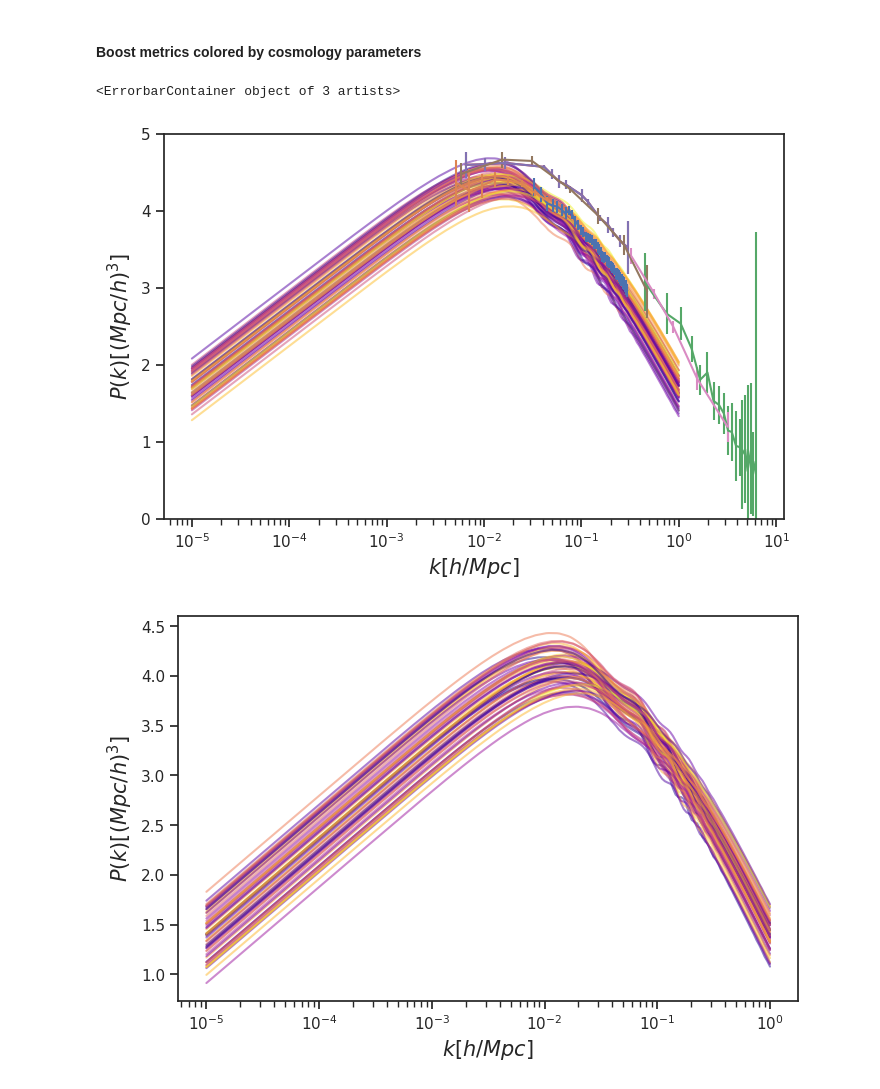
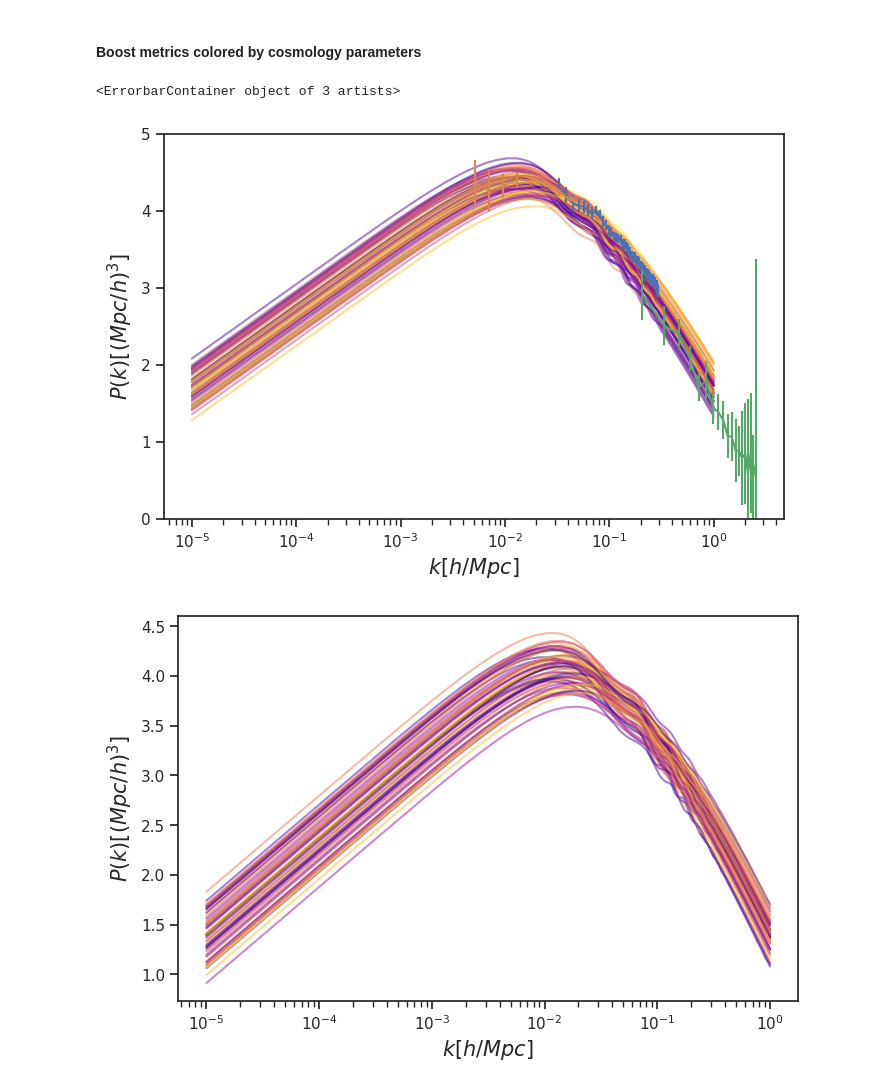
Before and after one commit to nesar/EarlyDarkEmu, a Jupyter notebook: nbs/index.ipynb, the cells around one changed output. Drawn from its saved outputs; the diff is of its cells as text; code cells hidden in the pictures.

```diff
--- a/nbs/index.ipynb
+++ b/nbs/index.ipynb
@@ -74,36 +74,36 @@ if remove_invalid_index == True:
 # %%
 color_by_index = 0
 z_index = 0
 
 plot_lines_with_param_color(p_all[:, color_by_index],
                             k_all,
                             Pk_all[:, z_index, :],
                             'Training data, z=' + str(z_all[z_index]),
                             r'$k [h/Mpc]$',
                             r'$P(k) [(Mpc/h)^3]$',
                             PARAM_NAME[color_by_index],
                             y_log_plot_scale=if_y_scale_plot_log);
 
 k_sdss, pk_sdss, pk_error_sdss = load_sdss()
 k_wmap, pk_wmap, pk_error_wmap = load_wmap()
 k_lya, pk_lya, pk_error_lya = load_lya()
 k_plee, pk_plee, pk_error_plee = load_planck_ee()
 k_pltt, pk_pltt, pk_error_pltt = load_planck_tt()
 k_pl, pk_pl, pk_error_pl = load_planck()
 k_des, pk_des, pk_error_des = load_des()
 
 plt.ylim(0,5)
 
 plt.errorbar(k_sdss, pk_sdss, yerr=pk_error_sdss, label='SDSS DR7')
 plt.errorbar(k_wmap, pk_wmap, yerr=pk_error_wmap, label='WMAP + ACT')
 plt.errorbar(k_lya, pk_lya, yerr=pk_error_lya, label='eBOSS')
-plt.errorbar(k_plee, pk_plee, yerr=pk_error_plee, label='PLANCK_2018 EE')
-plt.errorbar(k_pltt, (pk_pltt), yerr=(pk_error_pltt), label='PLANCK_2018 TT')
-plt.errorbar(k_pl, pk_pl, yerr=pk_error_pl, label='PLANCK_2018')
-plt.errorbar(k_des, pk_des, yerr=pk_error_des, label='DES Y1 COSMIC SHEAR')
+#plt.errorbar(k_plee, pk_plee, yerr=pk_error_plee, label='PLANCK_2018 EE')
+#plt.errorbar(k_pltt, (pk_pltt), yerr=(pk_error_pltt), label='PLANCK_2018 TT')
+#plt.errorbar(k_pl, pk_pl, yerr=pk_error_pl, label='PLANCK_2018')
+#plt.errorbar(k_des, pk_des, yerr=pk_error_des, label='DES Y1 COSMIC SHEAR')
 # %% [output]
 <ErrorbarContainer object of 3 artists>
-[figure, old version]
+[figure, new version]
 # %%
 #| hide
 
```
Also changed, not shown: parts of 11 cells of this notebook, 4 other files.
